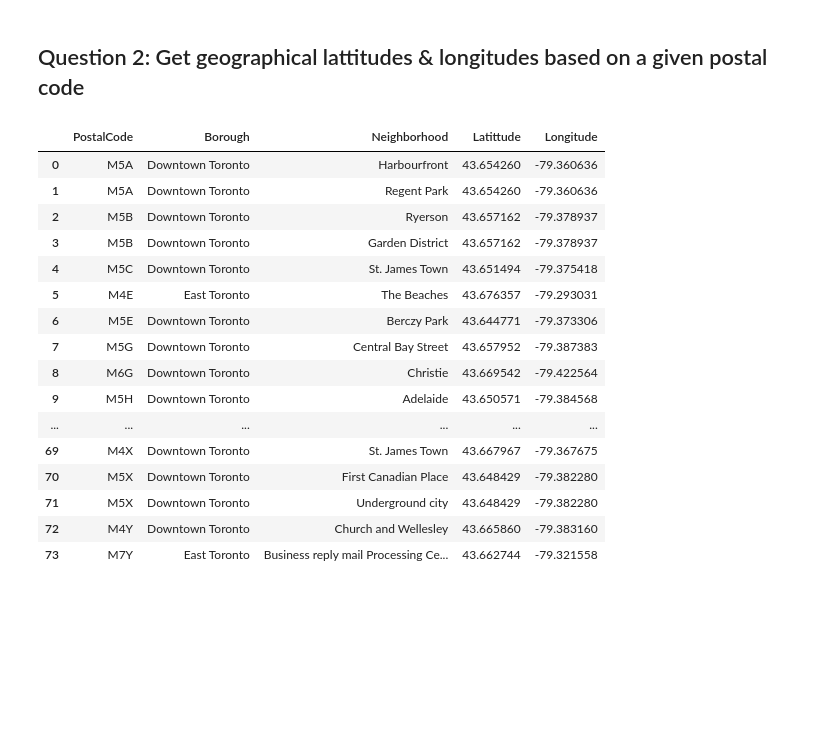
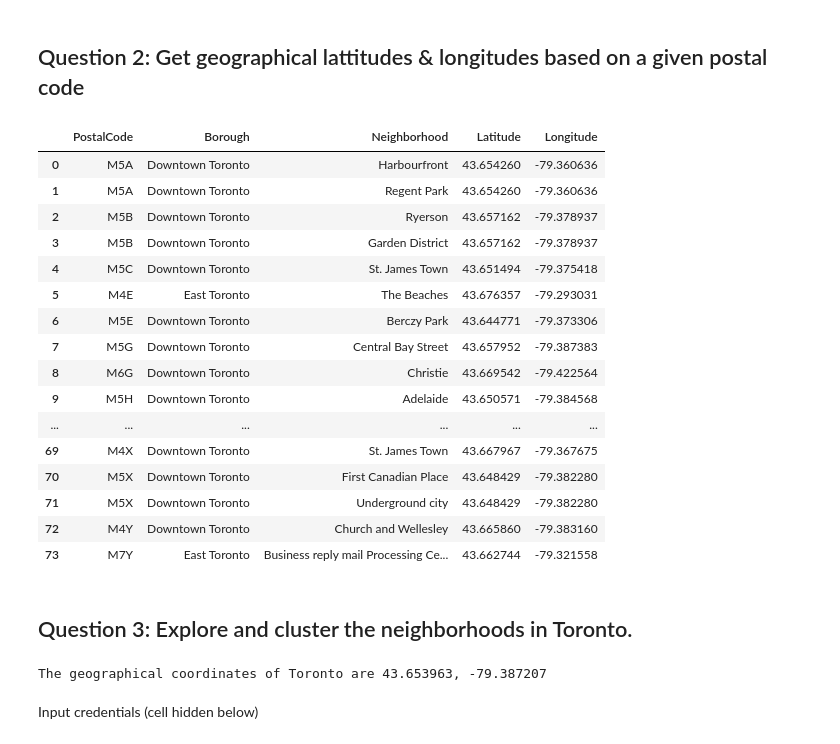
Before and after one commit to patrickdolloso/IBM-DataScience-Capstone, a Jupyter notebook: Project: Segmenting & Clustering City of Toronto 2.ipynb, the cells around one changed output. Cells and saved outputs as stored; diff of their text form; code cells hidden in the pictures; blank space fills up the shorter version.

```diff
--- a/Project: Segmenting & Clustering City of Toronto 2.ipynb
+++ b/Project: Segmenting & Clustering City of Toronto 2.ipynb
@@ -112,17 +112,17 @@ df_toronto_cleaned.head()
 # %%
 # collect csv file of coordinates
 link="http://cocl.us/Geospatial_data/Geospatial_Coordinates.csv"
 df_toronto_coordinates=pd.read_csv(link)
-df_toronto_coordinates.columns=['PostalCode','Latittude','Longitude']
+df_toronto_coordinates.columns=['PostalCode','Latitude','Longitude']
 
 # merge into a pandas dataframe
 df_toronto_coordinates = pd.merge(df_toronto_cleaned, df_toronto_coordinates, on="PostalCode")
 df_toronto_coordinates = df_toronto_coordinates[df_toronto_coordinates['Borough'].str.contains('Toronto')].reset_index(drop=True)
 
 # Preview
 df_toronto_coordinates
 # %% [output]
-|  | PostalCode | Borough | Neighborhood | Latittude | Longitude |
+|  | PostalCode | Borough | Neighborhood | Latitude | Longitude |
 | 0 | M5A | Downtown Toronto | Harbourfront | 43.654260 | -79.360636 |
 | 1 | M5A | Downtown Toronto | Regent Park | 43.654260 | -79.360636 |
 | 2 | M5B | Downtown Toronto | Ryerson | 43.657162 | -79.378937 |
@@ -139,3 +139,16 @@ df_toronto_coordinates
 | 71 | M5X | Downtown Toronto | Underground city | 43.648429 | -79.382280 |
 | 72 | M4Y | Downtown Toronto | Church and Wellesley | 43.665860 | -79.383160 |
 | 73 | M7Y | East Toronto | Business reply mail Processing Ce... | 43.662744 | -79.321558 |
+# %% [markdown]
+## Question 3: Explore and cluster the neighborhoods in Toronto.
+# %%
+address = 'Toronto' #apply only to neighborhoods in Toronto
+geolocator = Nominatim()
+location = geolocator.geocode(address)
+latitude = location.latitude
+longitude = location.longitude
+print('The geographical coordinates of Toronto are {}, {}'.format(latitude, longitude))
+# %% [output]
+The geographical coordinates of Toronto are 43.653963, -79.387207
+# %% [markdown]
+Input credentials (cell hidden below)
```
Also changed, not shown: parts of 3 cells of this notebook.
